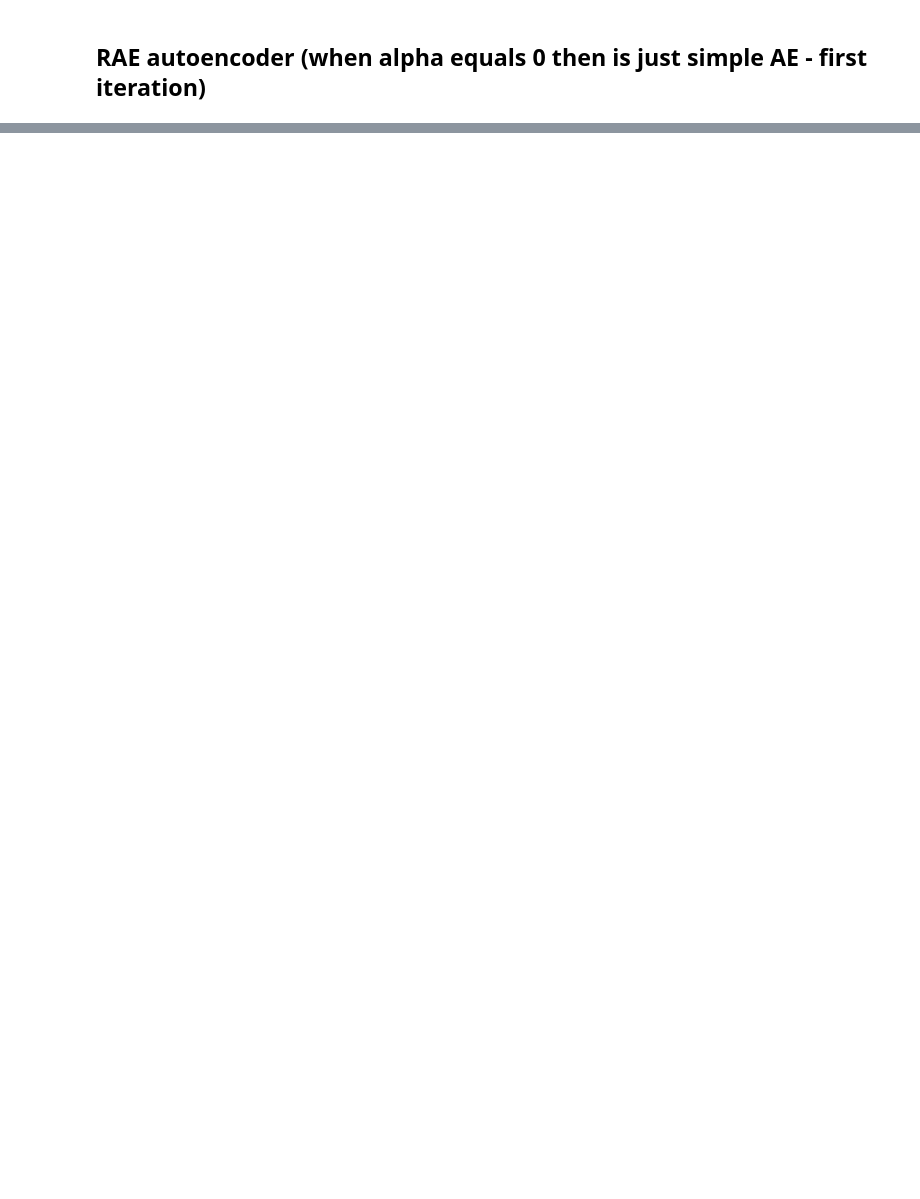
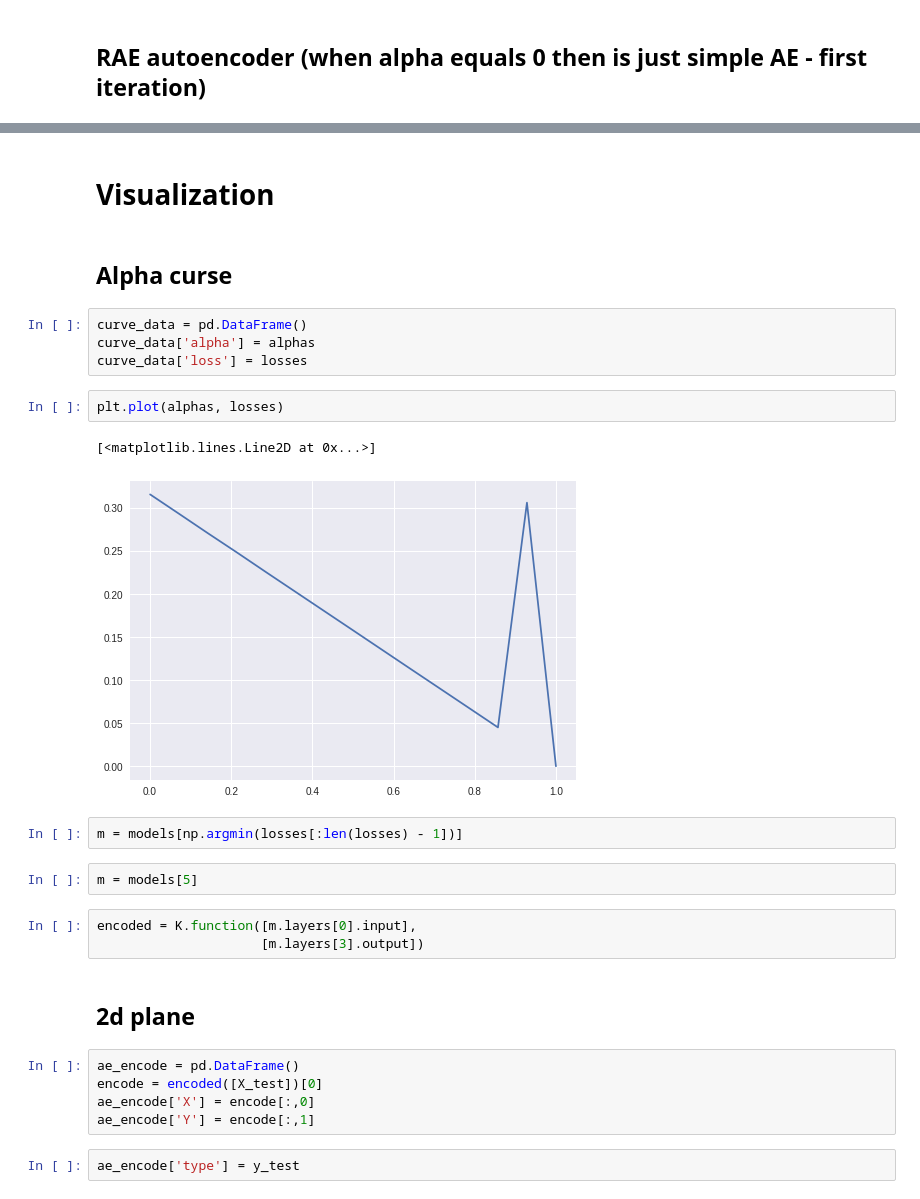
Before and after one commit to ser-art/RAE-vs-AE, a Jupyter notebook: AE_vs_RAE.ipynb, the cells around one changed output, grey strips where cells are left out. Saved outputs shown, nothing was run; the diff lists cells and outputs as text; blank space fills up the shorter version.

```diff
--- a/AE_vs_RAE.ipynb
+++ b/AE_vs_RAE.ipynb
@@ -242,2 +203,29 @@ Alpha 0.2631578947368421
 # %% [markdown]
-#
+# Visualization
+# %% [markdown]
+## Alpha curse
+# %%
+curve_data = pd.DataFrame()
+curve_data['alpha'] = alphas
+curve_data['loss'] = losses
+# %%
+plt.plot(alphas, losses)
+# %% [output]
+[<matplotlib.lines.Line2D at 0x...>]
+[figure, added]
+# %%
+m = models[np.argmin(losses[:len(losses) - 1])]
+# %%
+m = models[5]
+# %%
+encoded = K.function([m.layers[0].input],
+                     [m.layers[3].output])
+# %% [markdown]
+## 2d plane
+# %%
+ae_encode = pd.DataFrame()
+encode = encoded([X_test])[0]
+ae_encode['X'] = encode[:,0]
+ae_encode['Y'] = encode[:,1]
+# %%
+ae_encode['type'] = y_test
```
Also changed, not shown: parts of 8 cells of this notebook.
